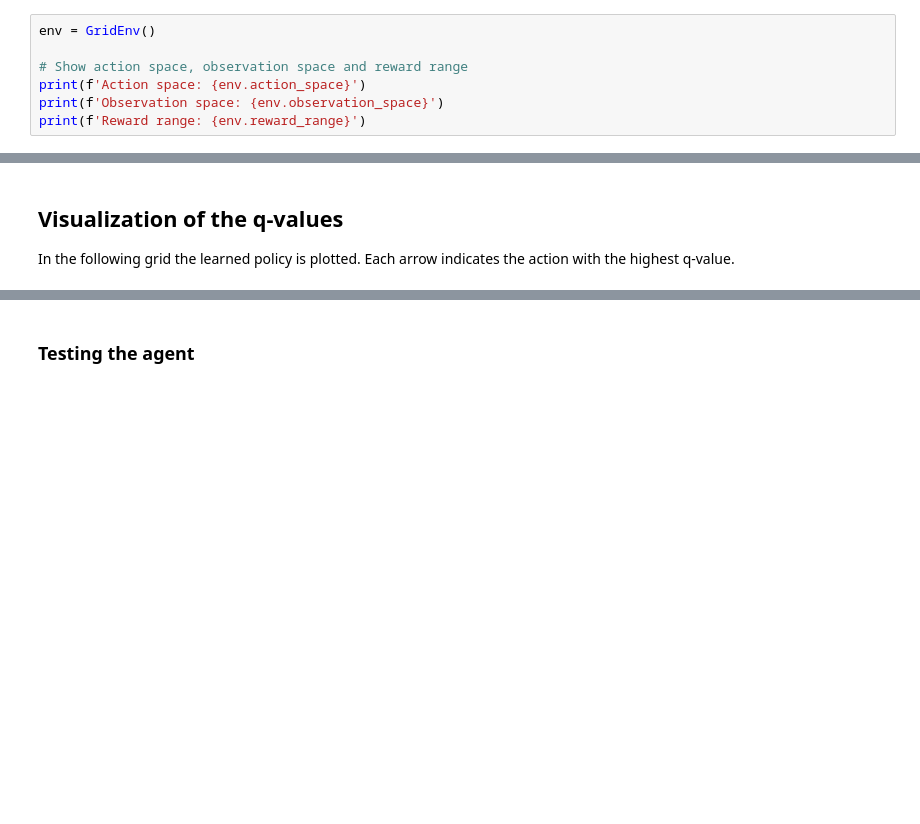
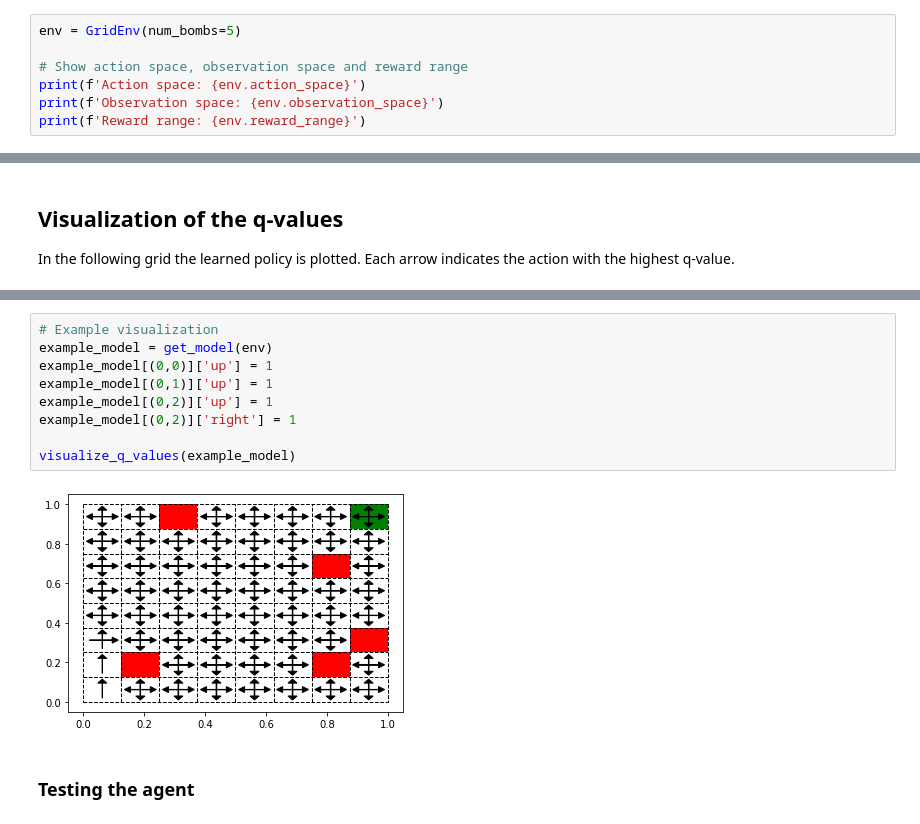
Before and after one commit to markusmoosbrugger/introduction-rl, a Jupyter notebook: grid_navigation.ipynb, the cells around one changed output, grey strips where cells are left out. Drawn from its saved outputs; the diff is of its cells as text; blank space fills up the shorter version.

Commit message:
Option to set number of bombs in env; policy visualization example

```diff
--- a/grid_navigation.ipynb
+++ b/grid_navigation.ipynb
@@ -14,7 +14,7 @@ from grid_env import GridEnv
 # %% [markdown]
 ## Creating the environment
 # %%
-env = GridEnv()
+env = GridEnv(num_bombs=5)
 
 # Show action space, observation space and reward range
 print(f'Action space: {env.action_space}')
@@ -192,3 +218,14 @@ visualize_q_values(model)
+# %%
+# Example visualization
+example_model = get_model(env)
+example_model[(0,0)]['up'] = 1
+example_model[(0,1)]['up'] = 1
+example_model[(0,2)]['up'] = 1
+example_model[(0,2)]['right'] = 1
+
+visualize_q_values(example_model)
+# %% [output]
+[figure, added]
 # %% [markdown]
 ### Testing the agent
 # %%
```
Also changed, not shown: parts of 10 cells of this notebook, 1 other file.
